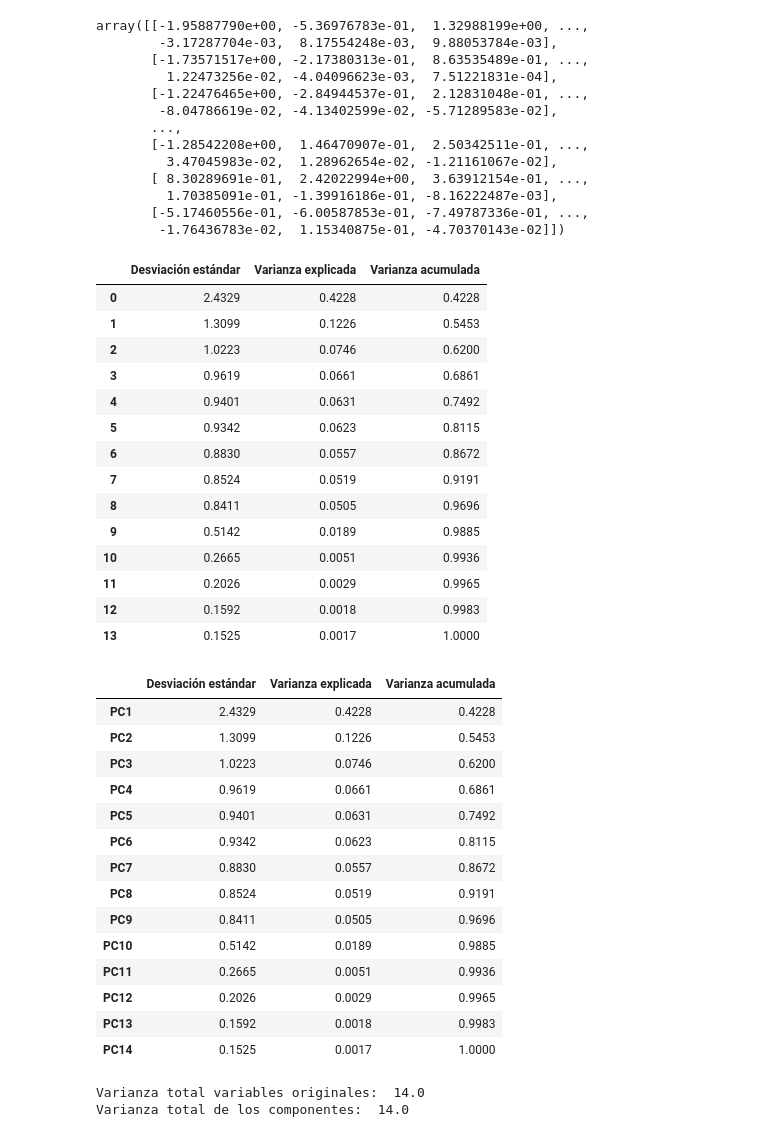
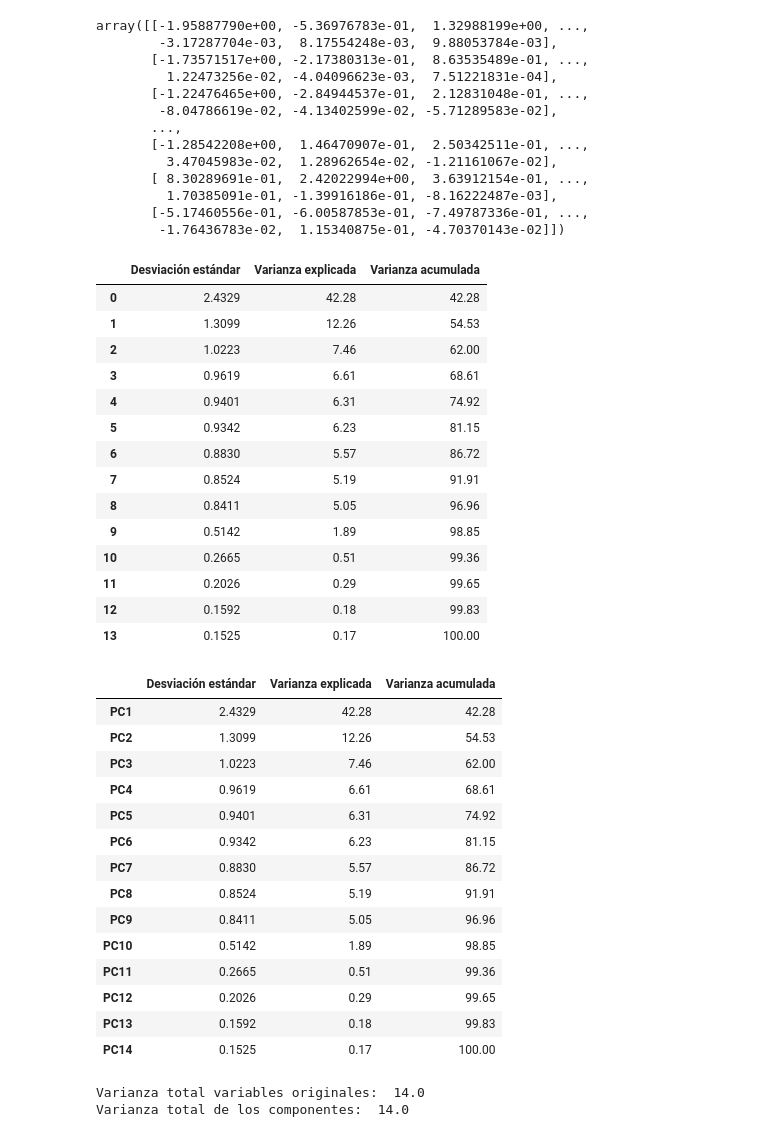
Before and after one commit to PosgradoMNA/actividades-de-aprendizaje-A01793546-Ariel-Corral-Leon, a Jupyter notebook: Actividad_Semanal_4_Transformación_y_Reducción_de_datos.ipynb, the cells around one changed output. Saved outputs shown, nothing was run; the diff lists cells and outputs as text; code cells hidden in the pictures.

```diff
--- a/Actividad_Semanal_4_Transformación_y_Reducción_de_datos.ipynb
+++ b/Actividad_Semanal_4_Transformación_y_Reducción_de_datos.ipynb
@@ -665,31 +665,31 @@ array([[-1.95887790e+00, -5.36976783e-01,  1.32988199e+00, ...,
 # %%
 # Calculamos el % de la varianza explicada por cada componente del PCA, así como
 # El acumulado de la varianza explicada por cada componente
 
 pcsSummary_df = pd.DataFrame({'Desviación estándar':
                               np.sqrt(pcs.explained_variance_).round(4),
                               'Varianza explicada':
-                              pcs.explained_variance_ratio_.round(4),
+                              pcs.explained_variance_ratio_.round(4)*100,
                               'Varianza acumulada':
-                              np.cumsum(pcs.explained_variance_ratio_).round(4)})
+                              np.cumsum(pcs.explained_variance_ratio_).round(4)*100})
 
 pcsSummary_df
 # %% [output]
 |  | Desviación estándar | Varianza explicada | Varianza acumulada |
-| 0 | 2.4329 | 0.4228 | 0.4228 |
-| 1 | 1.3099 | 0.1226 | 0.5453 |
-| 2 | 1.0223 | 0.0746 | 0.6200 |
-| 3 | 0.9619 | 0.0661 | 0.6861 |
-| 4 | 0.9401 | 0.0631 | 0.7492 |
-| 5 | 0.9342 | 0.0623 | 0.8115 |
-| 6 | 0.8830 | 0.0557 | 0.8672 |
-| 7 | 0.8524 | 0.0519 | 0.9191 |
-| 8 | 0.8411 | 0.0505 | 0.9696 |
-| 9 | 0.5142 | 0.0189 | 0.9885 |
-| 10 | 0.2665 | 0.0051 | 0.9936 |
-| 11 | 0.2026 | 0.0029 | 0.9965 |
-| 12 | 0.1592 | 0.0018 | 0.9983 |
-| 13 | 0.1525 | 0.0017 | 1.0000 |
+| 0 | 2.4329 | 42.28 | 42.28 |
+| 1 | 1.3099 | 12.26 | 54.53 |
+| 2 | 1.0223 | 7.46 | 62.00 |
+| 3 | 0.9619 | 6.61 | 68.61 |
+| 4 | 0.9401 | 6.31 | 74.92 |
+| 5 | 0.9342 | 6.23 | 81.15 |
+| 6 | 0.8830 | 5.57 | 86.72 |
+| 7 | 0.8524 | 5.19 | 91.91 |
+| 8 | 0.8411 | 5.05 | 96.96 |
+| 9 | 0.5142 | 1.89 | 98.85 |
+| 10 | 0.2665 | 0.51 | 99.36 |
+| 11 | 0.2026 | 0.29 | 99.65 |
+| 12 | 0.1592 | 0.18 | 99.83 |
+| 13 | 0.1525 | 0.17 | 100.00 |
 # %%
 # Creamos una lista con los nombres de cada componente: PC1, PC2 ... PC13
 
@@ -698,20 +698,20 @@ pcsSummary_df.index = pcs_labels
 pcsSummary_df
 # %% [output]
 |  | Desviación estándar | Varianza explicada | Varianza acumulada |
-| PC1 | 2.4329 | 0.4228 | 0.4228 |
-| PC2 | 1.3099 | 0.1226 | 0.5453 |
-| PC3 | 1.0223 | 0.0746 | 0.6200 |
-| PC4 | 0.9619 | 0.0661 | 0.6861 |
-| PC5 | 0.9401 | 0.0631 | 0.7492 |
-| PC6 | 0.9342 | 0.0623 | 0.8115 |
-| PC7 | 0.8830 | 0.0557 | 0.8672 |
-| PC8 | 0.8524 | 0.0519 | 0.9191 |
-| PC9 | 0.8411 | 0.0505 | 0.9696 |
-| PC10 | 0.5142 | 0.0189 | 0.9885 |
-| PC11 | 0.2665 | 0.0051 | 0.9936 |
-| PC12 | 0.2026 | 0.0029 | 0.9965 |
-| PC13 | 0.1592 | 0.0018 | 0.9983 |
-| PC14 | 0.1525 | 0.0017 | 1.0000 |
+| PC1 | 2.4329 | 42.28 | 42.28 |
+| PC2 | 1.3099 | 12.26 | 54.53 |
+| PC3 | 1.0223 | 7.46 | 62.00 |
+| PC4 | 0.9619 | 6.61 | 68.61 |
+| PC5 | 0.9401 | 6.31 | 74.92 |
+| PC6 | 0.9342 | 6.23 | 81.15 |
+| PC7 | 0.8830 | 5.57 | 86.72 |
+| PC8 | 0.8524 | 5.19 | 91.91 |
+| PC9 | 0.8411 | 5.05 | 96.96 |
+| PC10 | 0.5142 | 1.89 | 98.85 |
+| PC11 | 0.2665 | 0.51 | 99.36 |
+| PC12 | 0.2026 | 0.29 | 99.65 |
+| PC13 | 0.1592 | 0.18 | 99.83 |
+| PC14 | 0.1525 | 0.17 | 100.00 |
 # %%
 # Creamos un dataframe con los valores o peso de cada componente.
 
```
Also changed, not shown: parts of 9 cells of this notebook.
